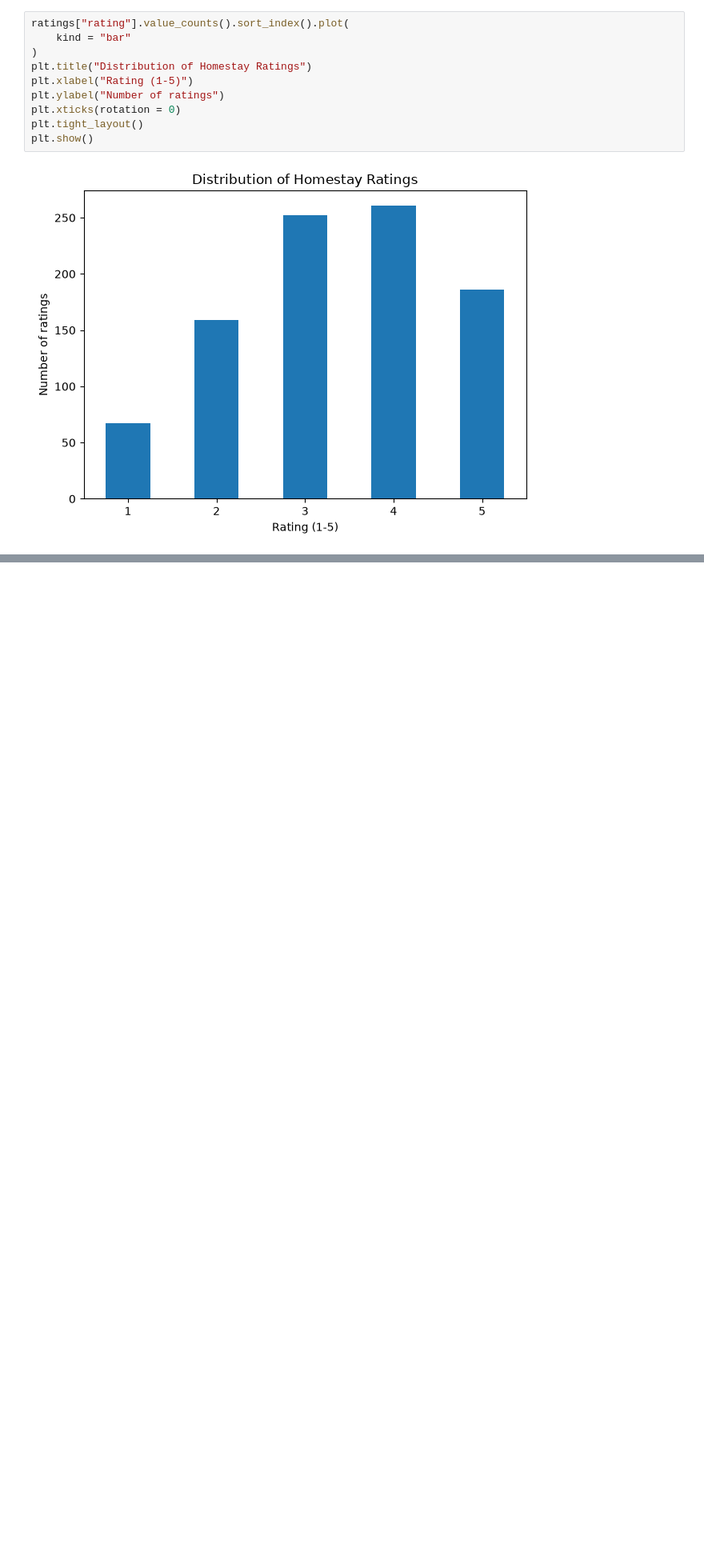
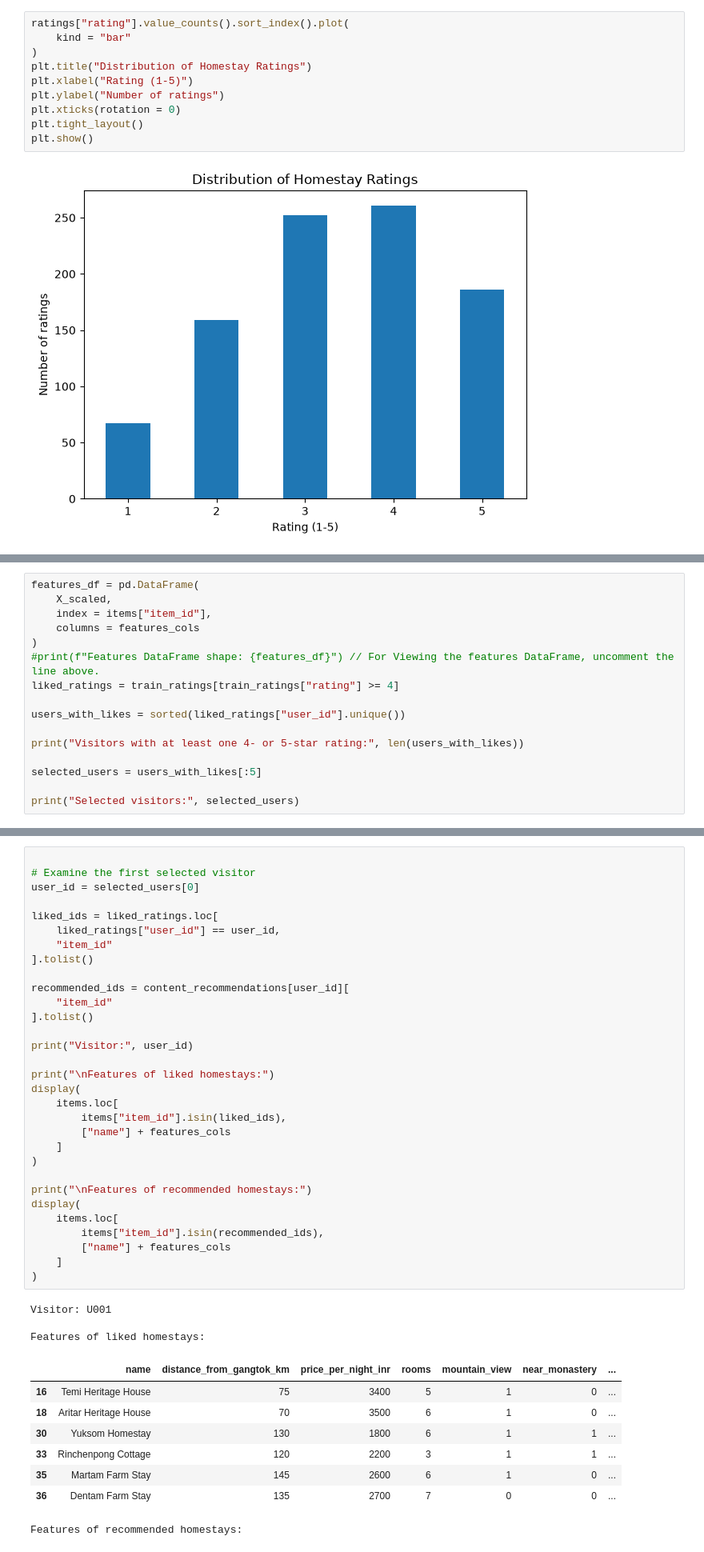
Before and after one commit to Xiao-Yan19/Homestay_Recommender_Project, a Jupyter notebook: main.ipynb, the cells around one changed output, grey strips where cells are left out. Shown at 80% size. Drawn from its saved outputs; the diff is of its cells as text; blank space fills up the shorter version.

Commit message:
Task 2 Completed (Content based Recommendation)

```diff
--- a/main.ipynb
+++ b/main.ipynb
@@ -103,0 +194,16 @@ plt.show()
+# %%
+features_df = pd.DataFrame(
+    X_scaled,
+    index = items["item_id"],
+    columns = features_cols
+)
+#print(f"Features DataFrame shape: {features_df}") // For Viewing the features DataFrame, uncomment the line above.
+liked_ratings = train_ratings[train_ratings["rating"] >= 4]
+
+users_with_likes = sorted(liked_ratings["user_id"].unique())
+
+print("Visitors with at least one 4- or 5-star rating:", len(users_with_likes))
+
+selected_users = users_with_likes[:5]
+
+print("Selected visitors:", selected_users)
@@ -103,0 +310,43 @@ plt.show()
+# %%
+
+# Examine the first selected visitor
+user_id = selected_users[0]
+
+liked_ids = liked_ratings.loc[
+    liked_ratings["user_id"] == user_id,
+    "item_id"
+].tolist()
+
+recommended_ids = content_recommendations[user_id][
+    "item_id"
+].tolist()
+
+print("Visitor:", user_id)
+
+print("\nFeatures of liked homestays:")
+display(
+    items.loc[
+        items["item_id"].isin(liked_ids),
+        ["name"] + features_cols
+    ]
+)
+
+print("\nFeatures of recommended homestays:")
+display(
+    items.loc[
+        items["item_id"].isin(recommended_ids),
+        ["name"] + features_cols
+    ]
+)
+# %% [output]
+Visitor: U001
+
+Features of liked homestays:
+|  | name | distance_from_gangtok_km | price_per_night_inr | rooms | mountain_view | near_monastery | ... |
+| 16 | Temi Heritage House | 75 | 3400 | 5 | 1 | 0 | ... |
+| 18 | Aritar Heritage House | 70 | 3500 | 6 | 1 | 0 | ... |
+| 30 | Yuksom Homestay | 130 | 1800 | 6 | 1 | 1 | ... |
+| 33 | Rinchenpong Cottage | 120 | 2200 | 3 | 1 | 1 | ... |
+| 35 | Martam Farm Stay | 145 | 2600 | 6 | 1 | 0 | ... |
+| 36 | Dentam Farm Stay | 135 | 2700 | 7 | 0 | 0 | ... |
+Features of recommended homestays:
```
Also changed, not shown: parts of 21 cells of this notebook.
